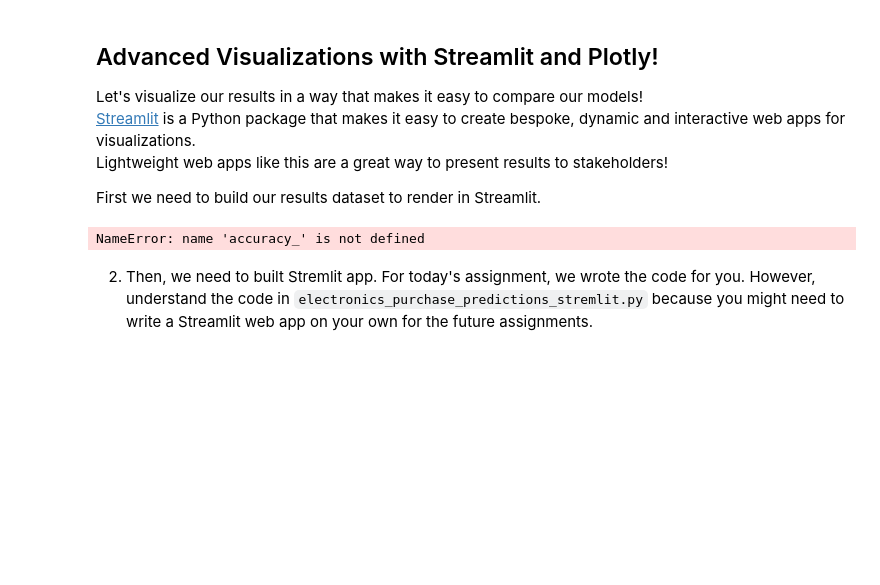
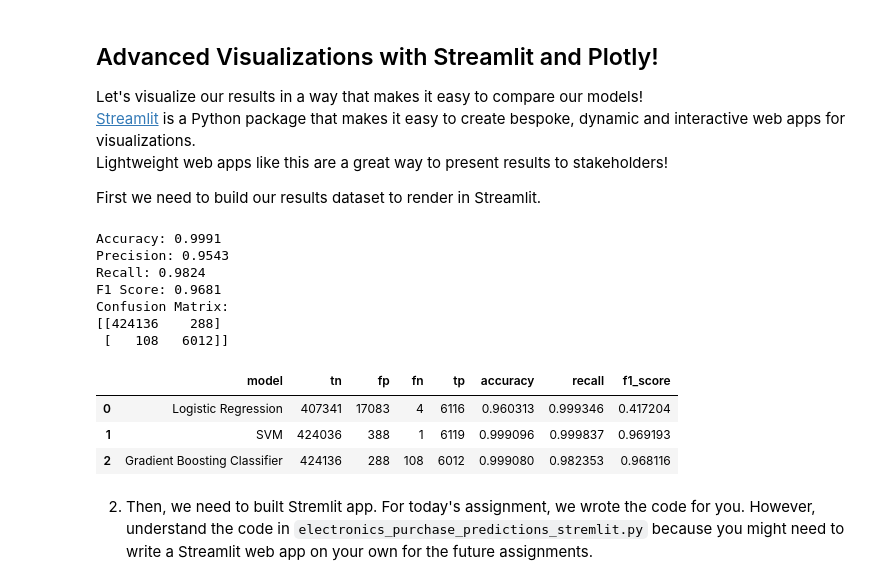
Before and after one commit to ArsalanLodhiCA/ML, a Jupyter notebook: assignments/week-06-supervised-ml/nb/electronics-purchase-prediction.ipynb, the cells around one changed output. Saved outputs shown, nothing was run; the diff lists cells and outputs as text; code cells hidden in the pictures; blank space fills up the shorter version.

```diff
--- a/assignments/week-06-supervised-ml/nb/electronics-purchase-prediction.ipynb
+++ b/assignments/week-06-supervised-ml/nb/electronics-purchase-prediction.ipynb
@@ -820,29 +820,55 @@ First we need to build our results dataset to render in Streamlit.
 # %%
 from collections import defaultdict
 from sklearn.metrics import accuracy_score
+from sklearn.metrics import accuracy_score, precision_score, recall_score, f1_score, confusion_matrix
+
+# Calculate the metrics
+acc = accuracy_score(y_test, gbt_pred)
+prec = precision_score(y_test, gbt_pred)
+recall = recall_score(y_test, gbt_pred)
+f1 = f1_score(y_test, gbt_pred)
+conf_matrix = confusion_matrix(y_test, gbt_pred)
+
+# Print the metrics
+print(f'Accuracy: {acc:.4f}')
+print(f'Precision: {prec:.4f}')
+print(f'Recall: {recall:.4f}')
+print(f'F1 Score: {f1:.4f}')
+print(f'Confusion Matrix: \n{conf_matrix}')
+
 
 results_data = defaultdict(list)
 
 models = ["Logistic Regression", "SVM", "Gradient Boosting Classifier"]
 
 for model, pred in zip(models, [lr_pred, svm_pred, gbt_pred]):
     confusion = confusion_matrix(y_test, pred)
-    accuracy_ = accuracy(y_test, pred)
-    recall_ = recall(y_test, pred)
+    accuracy_ = accuracy_score(y_test, pred)
+    recall_ = recall_score(y_test, pred)
     f1 = f1_score(y_test, pred)
 
     results_data['model'].append(model)
     results_data['tn'].append(confusion[0][0])
     results_data['fp'].append(confusion[0][1])
     results_data['fn'].append(confusion[1][0])
     results_data['tp'].append(confusion[1][1])
     results_data['accuracy'].append(accuracy_)
     results_data['recall'].append(recall_)
     results_data['f1_score'].append(f1)
 results_df = pd.DataFrame(results_data)
 results_df
 # %% [output]
-NameError: name 'accuracy_' is not defined
+Accuracy: 0.9991
+Precision: 0.9543
+Recall: 0.9824
+F1 Score: 0.9681
+Confusion Matrix:
+[[424136    288]
+ [   108   6012]]
+|  | model | tn | fp | fn | tp | accuracy | recall | f1_score |
+| 0 | Logistic Regression | 407341 | 17083 | 4 | 6116 | 0.960313 | 0.999346 | 0.417204 |
+| 1 | SVM | 424036 | 388 | 1 | 6119 | 0.999096 | 0.999837 | 0.969193 |
+| 2 | Gradient Boosting Classifier | 424136 | 288 | 108 | 6012 | 0.999080 | 0.982353 | 0.968116 |
 # %%
 # Write our results_df to CSV
 results_df.to_csv("../dat/model_results.csv")
```
